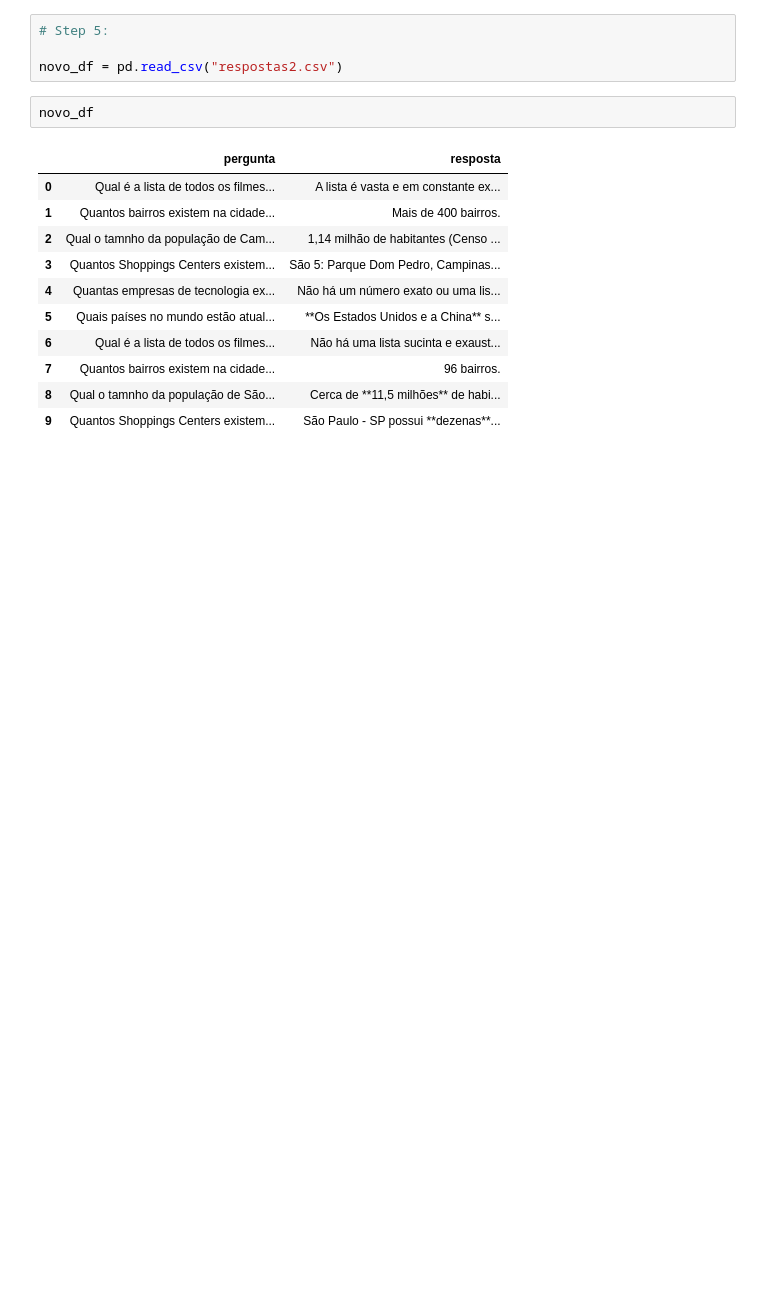
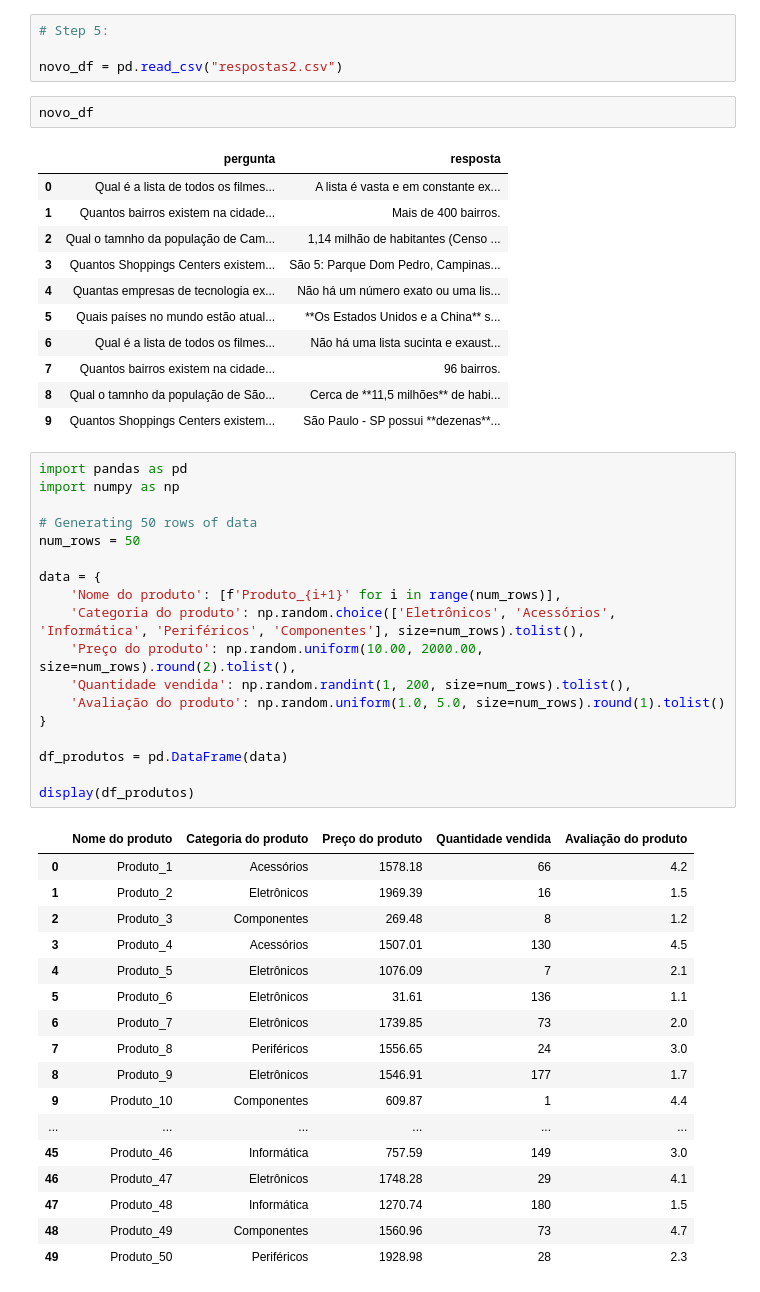
Before and after one commit to alxmart/Python_IA_Aplicada, a Jupyter notebook: Python_IA_Aplicada.ipynb, the cells around one changed output. Drawn from its saved outputs; the diff is of its cells as text; blank space fills up the shorter version.

Commit message:
Testings using Pandas.

```diff
--- a/Python_IA_Aplicada.ipynb
+++ b/Python_IA_Aplicada.ipynb
@@ -1303,3 +1303,39 @@ novo_df
 | 7 | Quantos bairros existem na cidade... | 96 bairros. |
 | 8 | Qual o tamnho da população de São... | Cerca de **11,5 milhões** de habi... |
 | 9 | Quantos Shoppings Centers existem... | São Paulo - SP possui **dezenas**... |
+# %%
+import pandas as pd
+import numpy as np
+
+# Generating 50 rows of data
+num_rows = 50
+
+data = {
+    'Nome do produto': [f'Produto_{i+1}' for i in range(num_rows)],
+    'Categoria do produto': np.random.choice(['Eletrônicos', 'Acessórios', 'Informática', 'Periféricos', 'Componentes'], size=num_rows).tolist(),
+    'Preço do produto': np.random.uniform(10.00, 2000.00, size=num_rows).round(2).tolist(),
+    'Quantidade vendida': np.random.randint(1, 200, size=num_rows).tolist(),
+    'Avaliação do produto': np.random.uniform(1.0, 5.0, size=num_rows).round(1).tolist()
+}
+
+df_produtos = pd.DataFrame(data)
+
+display(df_produtos)
+# %% [output]
+|  | Nome do produto | Categoria do produto | Preço do produto | Quantidade vendida | Avaliação do produto |
+| 0 | Produto_1 | Acessórios | 1578.18 | 66 | 4.2 |
+| 1 | Produto_2 | Eletrônicos | 1969.39 | 16 | 1.5 |
+| 2 | Produto_3 | Componentes | 269.48 | 8 | 1.2 |
+| 3 | Produto_4 | Acessórios | 1507.01 | 130 | 4.5 |
+| 4 | Produto_5 | Eletrônicos | 1076.09 | 7 | 2.1 |
+| 5 | Produto_6 | Eletrônicos | 31.61 | 136 | 1.1 |
+| 6 | Produto_7 | Eletrônicos | 1739.85 | 73 | 2.0 |
+| 7 | Produto_8 | Periféricos | 1556.65 | 24 | 3.0 |
+| 8 | Produto_9 | Eletrônicos | 1546.91 | 177 | 1.7 |
+| 9 | Produto_10 | Componentes | 609.87 | 1 | 4.4 |
+| ... | ... | ... | ... | ... | ... |
+| 45 | Produto_46 | Informática | 757.59 | 149 | 3.0 |
+| 46 | Produto_47 | Eletrônicos | 1748.28 | 29 | 4.1 |
+| 47 | Produto_48 | Informática | 1270.74 | 180 | 1.5 |
+| 48 | Produto_49 | Componentes | 1560.96 | 73 | 4.7 |
+| 49 | Produto_50 | Periféricos | 1928.98 | 28 | 2.3 |
```
